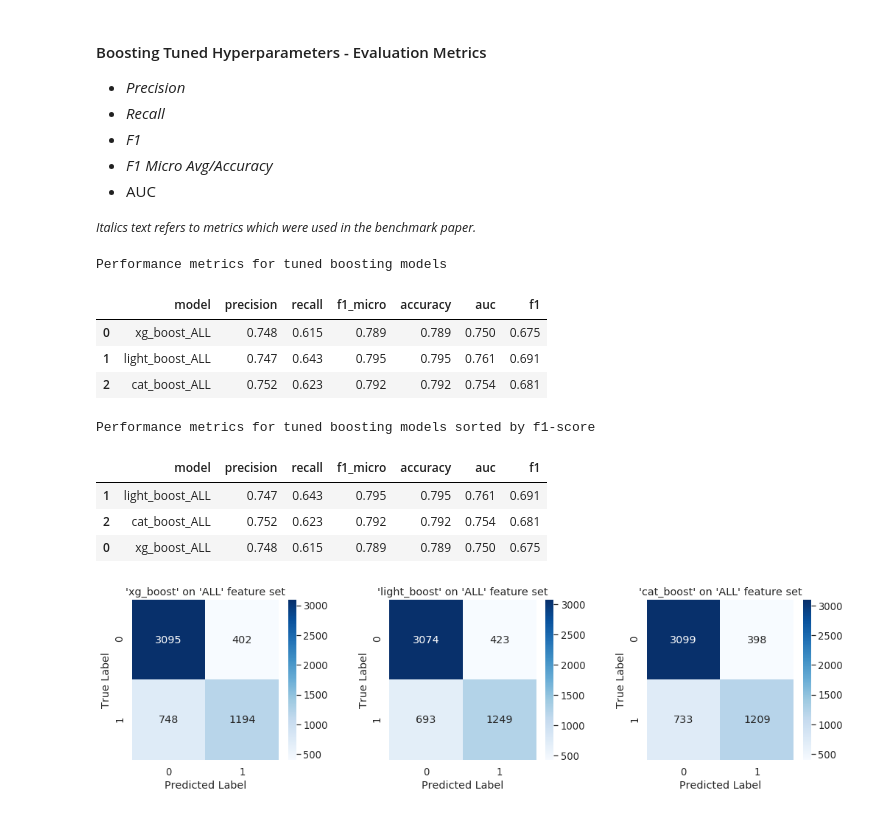
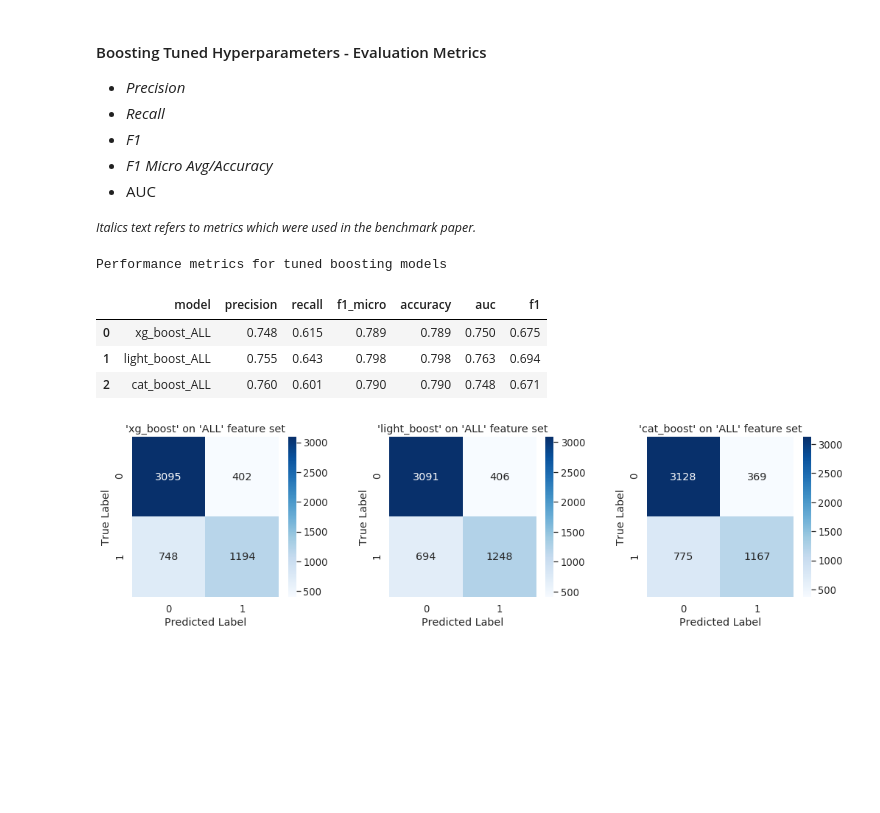
Before and after one commit to achmand/aml-crypto-graph, a Jupyter notebook: src/1.2_experiment_results.ipynb, the cells around one changed output. Drawn from its saved outputs; the diff is of its cells as text; code cells hidden in the pictures; blank space fills up the shorter version.

```diff
--- a/src/1.2_experiment_results.ipynb
+++ b/src/1.2_experiment_results.ipynb
@@ -23,7 +23,7 @@ BENCHMARK_RESULTS   = "{}/{}".format(EXP_RESULT_PATH, "benchmark_model_results.p
 BENCHMARK_TUNED_RESULTS = "{}/{}".format(EXP_RESULT_PATH, "tuned_benchmark_results.pkl")
 
 DEFAULT_RESULTS     = "{}/{}".format(EXP_RESULT_PATH, "defaults_models_results.pkl")
-TUNED_RESULTS       = "{}/{}".format(EXP_RESULT_PATH, "tuned_models_results.pkl")
+TUNED_RESULTS       = "{}/{}".format(EXP_RESULT_PATH, "tuned_models_iter_results.pkl")
 # %% [markdown]
 <a id='benchmark'></a>
 ## Benchmark Models
@@ -233,23 +233,18 @@ tuned_results = read_pickle(TUNED_RESULTS)
 # %%
 # dataframe with all the perfomance metrics
 print("Performance metrics for tuned boosting models")
 tuned_metrics_df = results_table(tuned_results)
 display(tuned_metrics_df)
 
-# sorted by f1 score/home/delinvas/repos/aml-crypto-graph/src/cryptoaml/datareader/_elliptic_dr.py
-print("Performance metrics for tuned boosting models sorted by f1-score")
-display(tuned_metrics_df.sort_values("f1", ascending=False))
+# # sorted by f1 score/home/delinvas/repos/aml-crypto-graph/src/cryptoaml/datareader/_elliptic_dr.py
+# print("Performance metrics for tuned boosting models sorted by f1-score")
+# display(tuned_metrics_df.sort_values("f1", ascending=False))
 # %% [output]
 Performance metrics for tuned boosting models
 |  | model | precision | recall | f1_micro | accuracy | auc | f1 |
 | 0 | xg_boost_ALL | 0.748 | 0.615 | 0.789 | 0.789 | 0.750 | 0.675 |
-| 1 | light_boost_ALL | 0.747 | 0.643 | 0.795 | 0.795 | 0.761 | 0.691 |
-| 2 | cat_boost_ALL | 0.752 | 0.623 | 0.792 | 0.792 | 0.754 | 0.681 |
+| 1 | light_boost_ALL | 0.755 | 0.643 | 0.798 | 0.798 | 0.763 | 0.694 |
+| 2 | cat_boost_ALL | 0.760 | 0.601 | 0.790 | 0.790 | 0.748 | 0.671 |
-Performance metrics for tuned boosting models sorted by f1-score
-|  | model | precision | recall | f1_micro | accuracy | auc | f1 |
-| 1 | light_boost_ALL | 0.747 | 0.643 | 0.795 | 0.795 | 0.761 | 0.691 |
-| 2 | cat_boost_ALL | 0.752 | 0.623 | 0.792 | 0.792 | 0.754 | 0.681 |
-| 0 | xg_boost_ALL | 0.748 | 0.615 | 0.789 | 0.789 | 0.750 | 0.675 |
 # %%
 plot_result_matrices(tuned_results, figsize=(17,4), columns=3)
 # %% [output]
```
Also changed, not shown: parts of 4 cells of this notebook, 2 other files.
